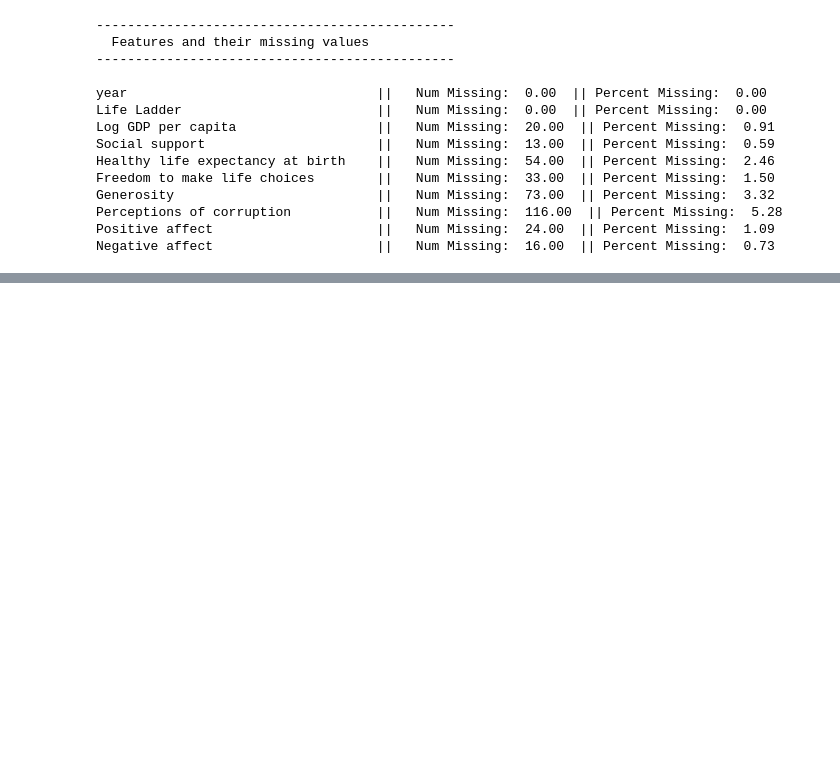
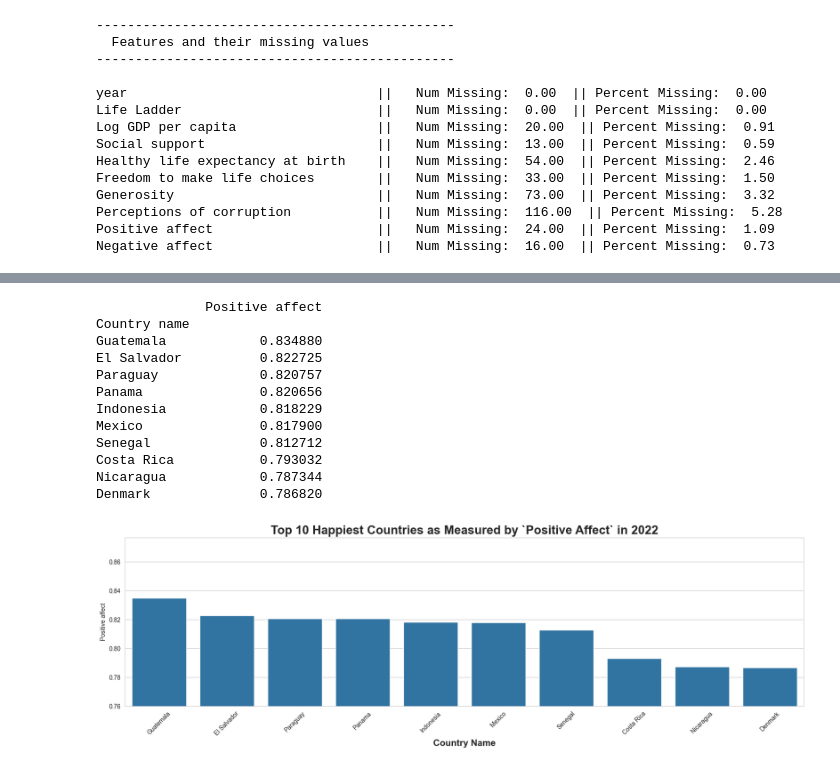
Before and after one commit to USFCA-CS663-Spring2024/happiness-jaambat, a Jupyter notebook: Happiness - Assignment 1 - CS 663 (Machine Learning).ipynb, the cells around one changed output, grey strips where cells are left out. Cells and saved outputs as stored; diff of their text form; code cells hidden in the pictures; blank space fills up the shorter version.

```diff
--- a/Happiness - Assignment 1 - CS 663 (Machine Learning).ipynb
+++ b/Happiness - Assignment 1 - CS 663 (Machine Learning).ipynb
@@ -604,0 +679,40 @@ Negative affect                     ||   Num Missing:  16.00  || Percent Missing
+# %%
+# 2.1.a - PART 2.
+# Get the happiest country for 2022
+happy_countries_data_frame = whr_data_frame[["Country name", "year", "Positive affect"]]
+unhappy_countries_data_frame = whr_data_frame[["Country name", "year", "Negative affect"]]
+
+# Extract the rows from 2022 and group data by Positive affect.
+countries_data_frame_2022 = happy_countries_data_frame[happy_countries_data_frame["year"] == 2022]
+countries_grouped_by_name_2022 = countries_data_frame_2022.groupby(by=["Country name"], dropna=True)
+average_happiness_by_country_2022 = countries_grouped_by_name_2022['Positive affect'].mean().to_frame()
+
+average_happiness_by_country_2022 = average_happiness_by_country_2022.sort_values(by="Positive affect", ascending=False)
+happiness_top_10_2022 = average_happiness_by_country_2022.head(10)
+print(happiness_top_10_2022)
+figures, axes = plt.subplots(nrows=1, ncols=1, figsize=(20, 5))
+
+sns.barplot(data=happiness_top_10_2022["Positive affect"])
+plt.title("Top 10 Happiest Countries as Measured by `Positive Affect` in 2022", fontweight="bold", fontsize=20)
+
+axes.set_xlabel("Country Name", fontweight="bold", fontsize=15)
+axes.set_xticks(list(happiness_top_10_2022.index))
+axes.set_xticklabels(labels=axes.get_xticklabels(), rotation=45)
+
+# Truncate the minimum values so that we can focus on the differences.
+plt.ylim(0.76)
+plt.show()
+# %% [output]
+              Positive affect
+Country name
+Guatemala            0.834880
+El Salvador          0.822725
+Paraguay             0.820757
+Panama               0.820656
+Indonesia            0.818229
+Mexico               0.817900
+Senegal              0.812712
+Costa Rica           0.793032
+Nicaragua            0.787344
+Denmark              0.786820
+[figure, added]
```
Also changed, not shown: parts of 8 cells of this notebook.
